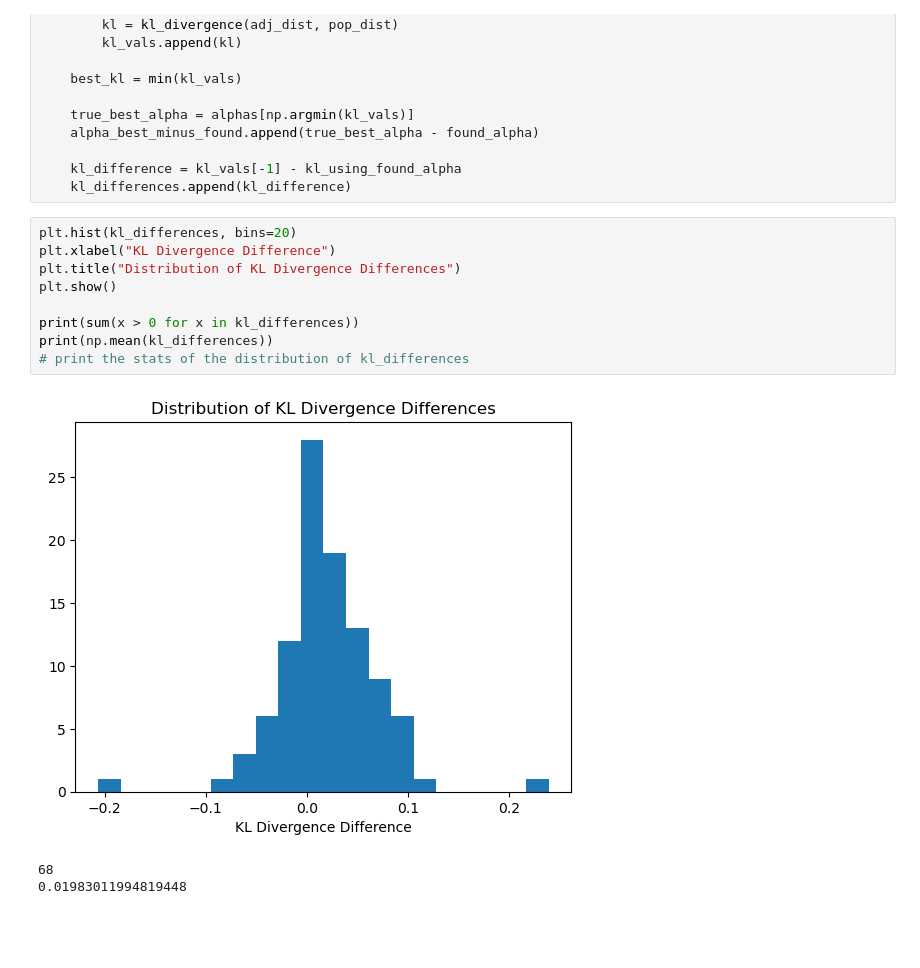
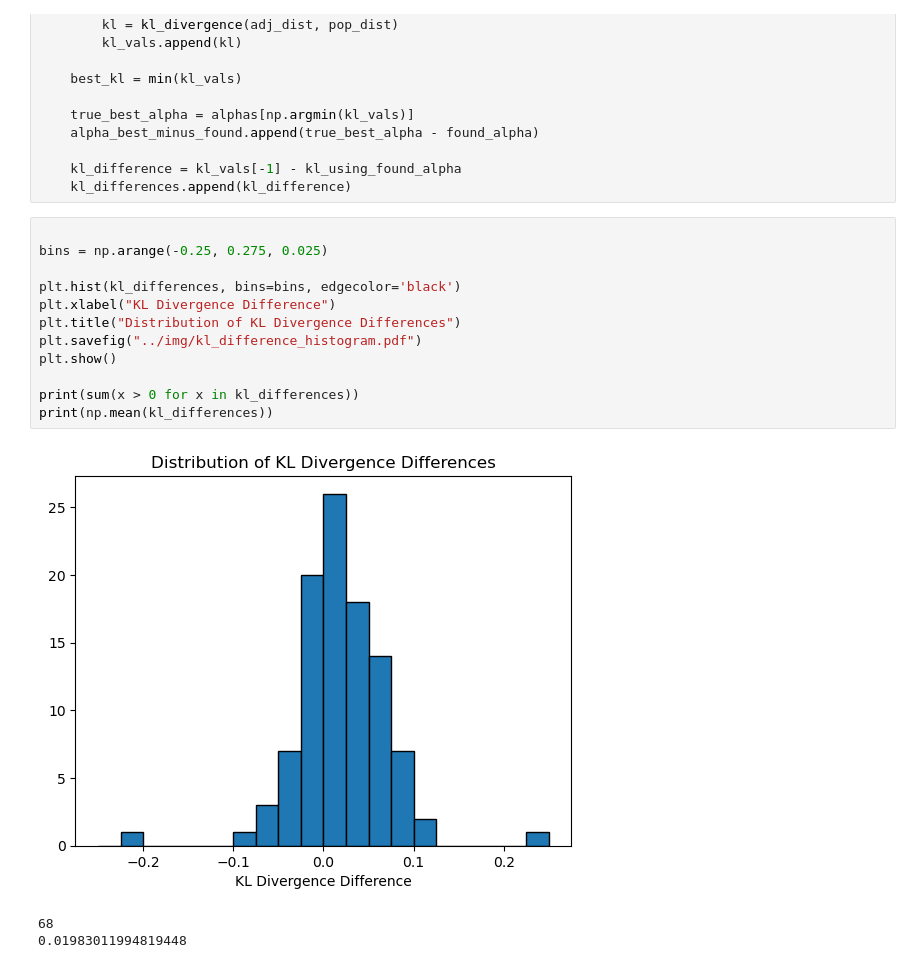
Before and after one commit to justinyli/unbiasing-social-networks, a Jupyter notebook: code/experiments copy.ipynb, the cells around one changed output. Cells and saved outputs as stored; diff of their text form; blank space fills up the shorter version.

Commit message:
add distribution of kl divergence differences

```diff
--- a/code/experiments copy.ipynb
+++ b/code/experiments copy.ipynb
@@ -411,15 +411,18 @@ for i in range(100):
     kl_difference = kl_vals[-1] - kl_using_found_alpha
     kl_differences.append(kl_difference)
 # %%
-plt.hist(kl_differences, bins=20)
+
+bins = np.arange(-0.25, 0.275, 0.025)
+
+plt.hist(kl_differences, bins=bins, edgecolor='black')
 plt.xlabel("KL Divergence Difference")
 plt.title("Distribution of KL Divergence Differences")
+plt.savefig("../img/kl_difference_histogram.pdf")
 plt.show()
 
 print(sum(x > 0 for x in kl_differences))
 print(np.mean(kl_differences))
-# print the stats of the distribution of kl_differences
 # %% [output]
-[figure, old version]
+[figure, new version]
 68
 0.01983011994819448
```
Also changed, not shown: 1 other file.
